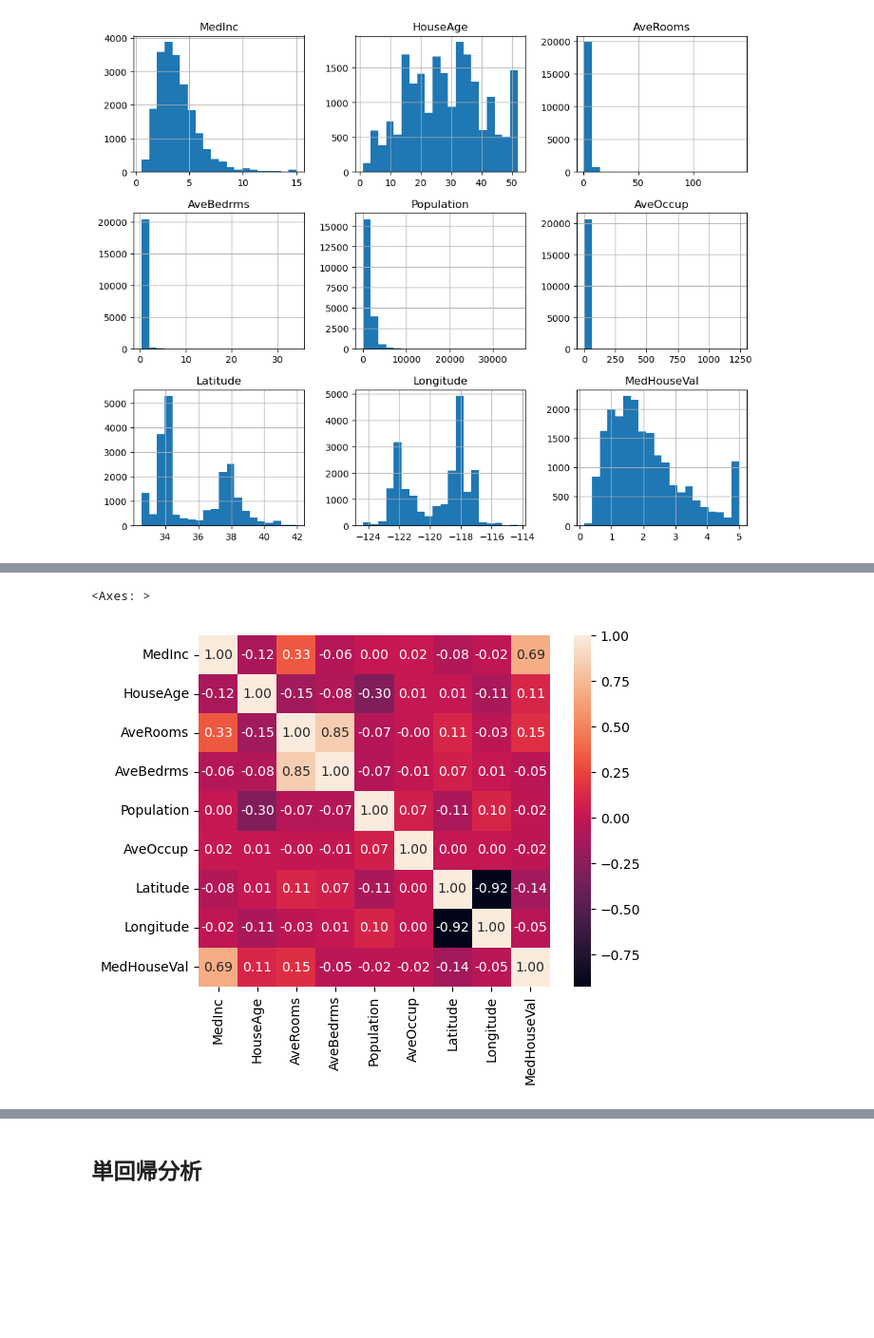
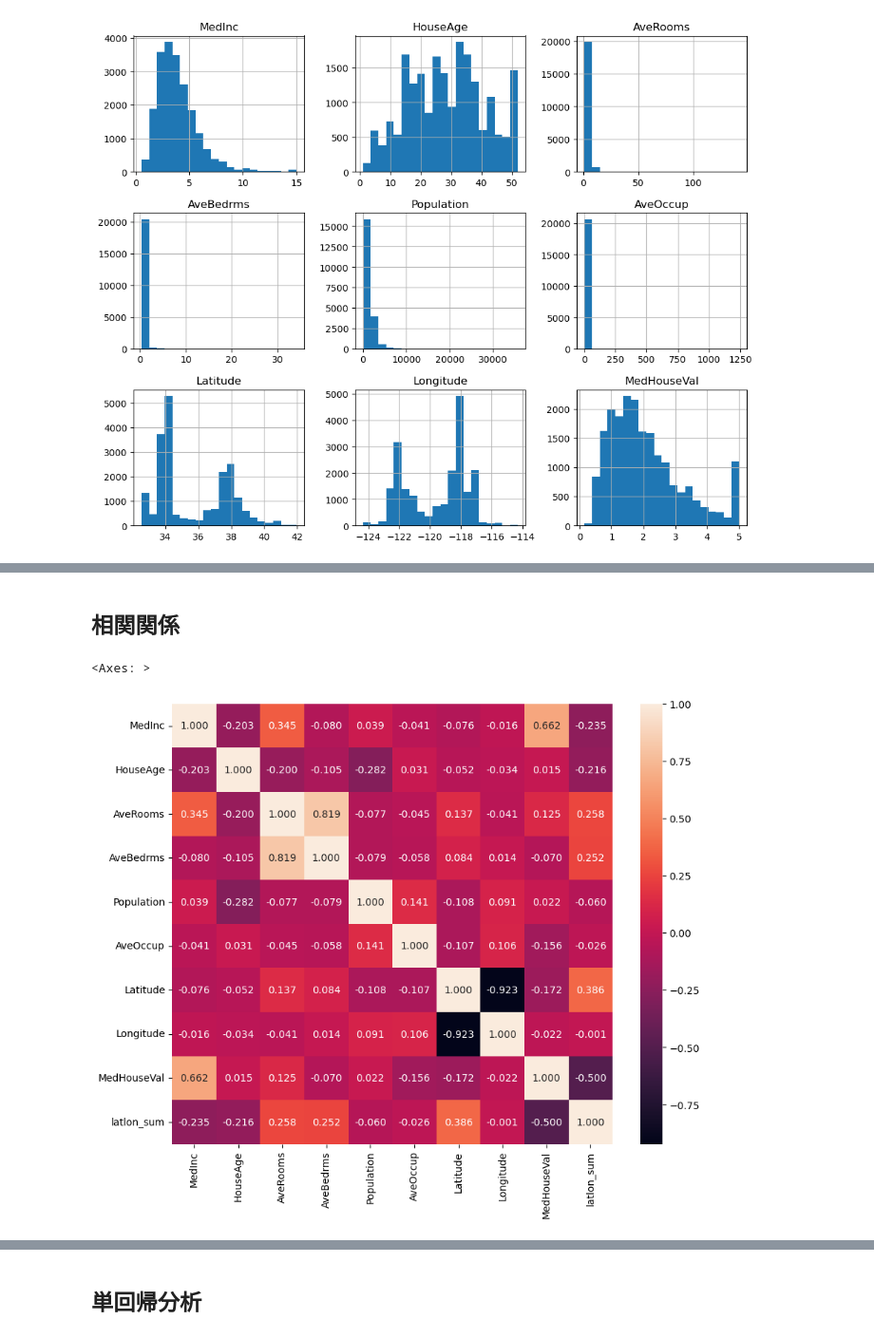
Before and after one commit to mitakama/Internship_1day, a Jupyter notebook: internship_1day.ipynb, the cells around one changed output, grey strips where cells are left out. Shown at 95% size. Saved outputs shown, nothing was run; the diff lists cells and outputs as text; code cells hidden in the pictures; blank space fills up the shorter version.

```diff
--- a/internship_1day.ipynb
+++ b/internship_1day.ipynb
@@ -108,0 +227,3 @@ sns.stripplot(data = housing_all['AveOccup'])
+# %%
+indexNames = housing_all[housing_all["AveOccup"] > 200].index
+housing_all.drop(indexNames, inplace=True)
@@ -157,0 +274,6 @@ sns.boxplot(x=df["Population"])
+# %%
+##カルフォルニアの地形から、緯度+経度が大きい(北東方向)ほど内陸、小さい(南西方向)ほど沿岸として近似できる
+
+housing_all["latlon_sum"] = housing_all["Latitude"]+ housing_all["Longitude"]
+
+housing_all
@@ -157,0 +315,8 @@ sns.boxplot(x=df["Population"])
+# %%
+val_max = housing_all['MedHouseVal'].max()
+indexNames = housing_all[housing_all['MedHouseVal'] == val_max].index
+housing_all.drop(indexNames, inplace=True)
+# %%
+age_max = housing_all['HouseAge'].max()
+indexNames = housing_all[housing_all['HouseAge'] == age_max].index
+housing_all.drop(indexNames, inplace=True)
@@ -158,6 +335,9 @@ sns.boxplot(x=df["Population"])
+# %% [markdown]
+<h2>相関関係</h2>
 # %%
 #相対係数のヒートマップ
-sns.heatmap(housing_all.corr(), annot=True, fmt='.2f',square=True)
+plt.figure(figsize=(10, 8))
+sns.heatmap(housing_all.corr(), annot=True, fmt='.3f',square=True)
 # %% [output]
 <Axes: >
-[figure, old version]
+[figure, new version]
```
Also changed, not shown: parts of 65 cells of this notebook.
